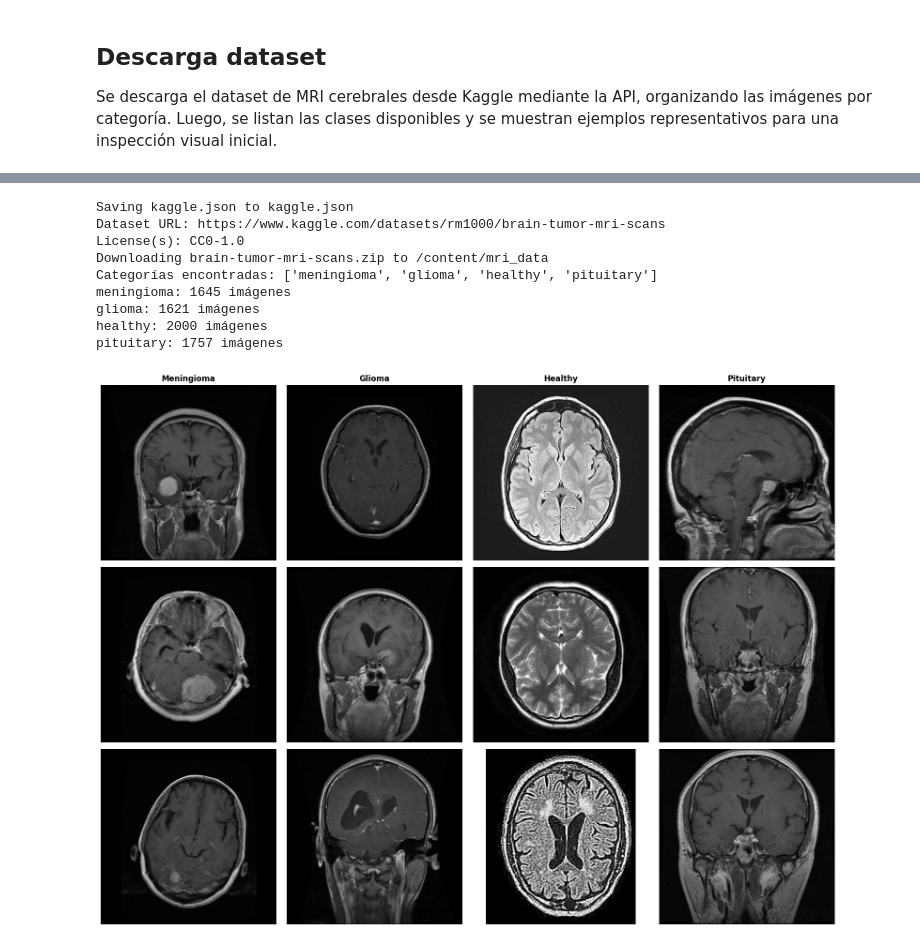
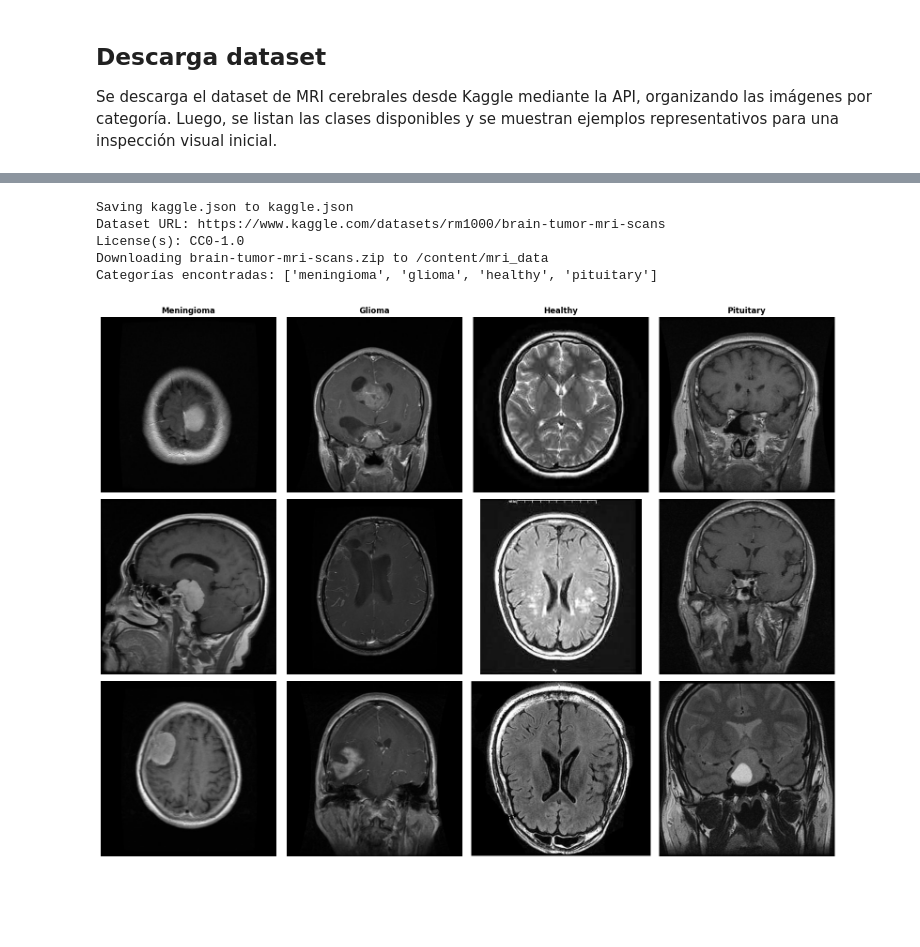
Before and after one commit to katterine2558/mri-tumor-detection-cnn, a Jupyter notebook: mri_tumor_detection_cnn.ipynb, the cells around one changed output, grey strips where cells are left out. Drawn from its saved outputs; the diff is of its cells as text; code cells hidden in the pictures; blank space fills up the shorter version.

```diff
--- a/mri_tumor_detection_cnn.ipynb
+++ b/mri_tumor_detection_cnn.ipynb
@@ -159,11 +159,6 @@ def download_mri_data(base_dir:str):
   # Listar categorías
   categories = os.listdir(base_dir)
   print("Categorías encontradas:", categories)
-
-  # Contar imágenes por clase
-  for c in categories:
-      path = os.path.join(base_dir, c)
-      print(f"{c}: {len(os.listdir(path))} imágenes")
 
   # Crear grilla 3x4: 3 muestras aleatorias por cada clase (una columna por clase)
   n_rows = 3
@@ -173,35 +168,31 @@ def download_mri_data(base_dir:str):
   for j, c in enumerate(categories):
       folder = os.path.join(base_dir, c)
       img_list = os.listdir(folder)
       for i in range(n_rows):
           # Selecciona una imagen aleatoria de la clase
           img_name = random.choice(img_list)
           img_path = os.path.join(folder, img_name)
           img = cv2.imread(img_path)
           if img is None:
               continue
           img = cv2.cvtColor(img, cv2.COLOR_BGR2RGB)
 
           ax = axes[i, j]
           ax.imshow(img)
           if i == 0:  # Solo la primera fila lleva el título
               ax.set_title(c.capitalize(), fontsize=12, fontweight='bold')
           ax.axis('off')
 
   plt.tight_layout()
   plt.show()
 
 #Descarga el conjunto de datos y visualiza
 download_mri_data(base_dir)
 # %% [output]
 [interactive output not drawn]
 Saving kaggle.json to kaggle.json
 Dataset URL: https://www.kaggle.com/datasets/rm1000/brain-tumor-mri-scans
 License(s): CC0-1.0
 Downloading brain-tumor-mri-scans.zip to /content/mri_data
 Categorías encontradas: ['meningioma', 'glioma', 'healthy', 'pituitary']
-meningioma: 1645 imágenes
-glioma: 1621 imágenes
-healthy: 2000 imágenes
-pituitary: 1757 imágenes
-[figure, old version]
+[figure, new version]
```
Also changed, not shown: parts of 9 cells of this notebook.
